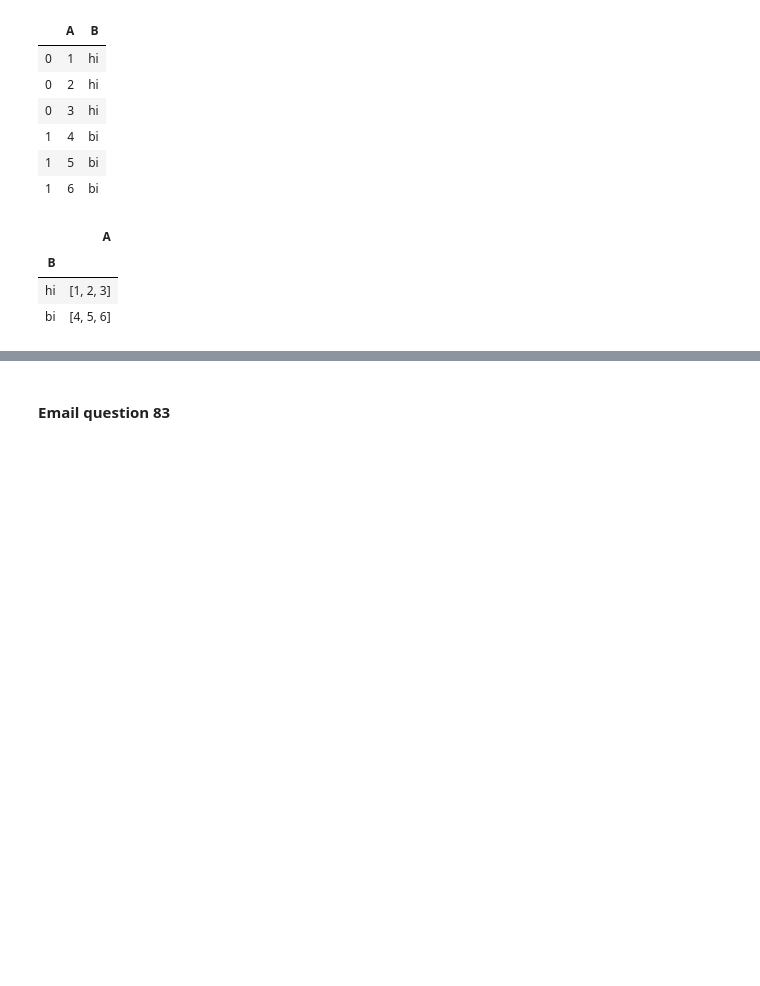
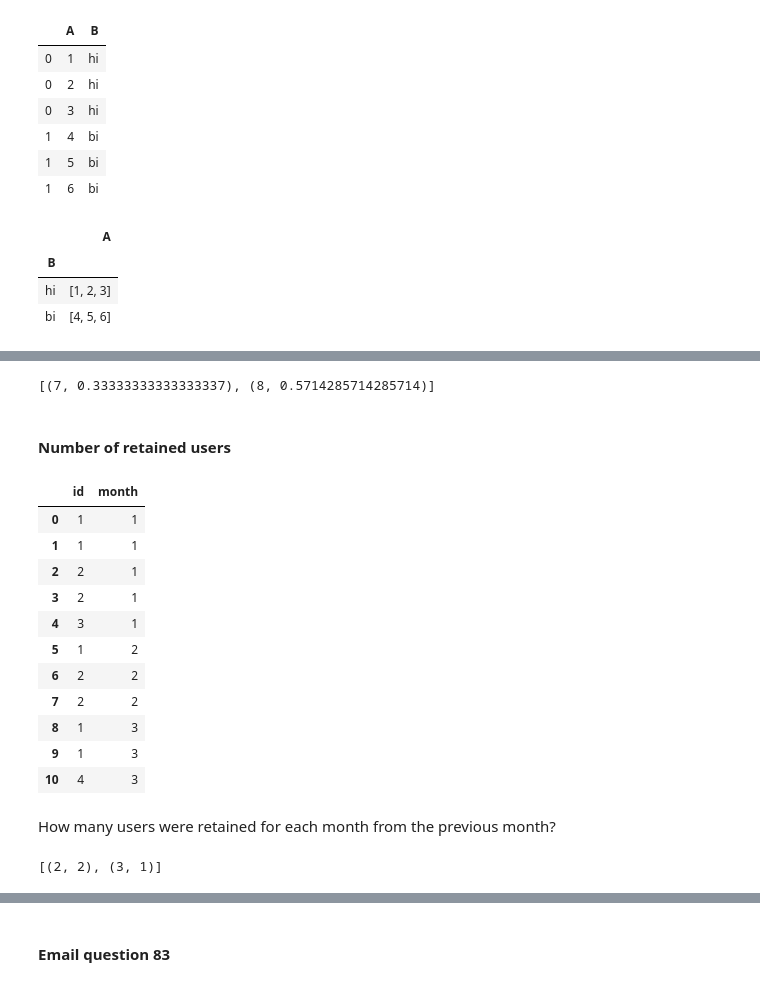
Before and after one commit to goodwin-matt/data_science_toolkit, a Jupyter notebook: DataScienceCode/General_DS/Data_manipulation_example_problems.ipynb, the cells around one changed output, grey strips where cells are left out. Cells and saved outputs as stored; diff of their text form; code cells hidden in the pictures; blank space fills up the shorter version.

```diff
--- a/DataScienceCode/General_DS/Data_manipulation_example_problems.ipynb
+++ b/DataScienceCode/General_DS/Data_manipulation_example_problems.ipynb
@@ -1053,0 +1154,47 @@ Email problems I've gone through:
+# %%
+engine.execute("""
+
+WITH grade_join_attendance AS (
+    SELECT
+        attendance.status='Present' as present_true,
+        grade.grade as grade
+    FROM attendance
+    INNER JOIN grade
+        ON attendance.id=grade.id
+)
+
+
+SELECT
+    grade,
+    1 - AVG(present_true)
+FROM grade_join_attendance
+GROUP BY grade_join_attendance.grade
+
+
+
+
+
+""").fetchall()
+# %% [output]
+[(7, 0.33333333333333337), (8, 0.5714285714285714)]
+# %% [markdown]
+#### Number of retained users
+# %%
+users = pd.DataFrame()
+users['id'] = [1,1,2,2,3,1,2,2,1,1,4]
+users['month'] = [1,1,1,1,1,2,2,2,3,3,3]
+# %%
+users
+# %% [output]
+|  | id | month |
+| 0 | 1 | 1 |
+| 1 | 1 | 1 |
+| 2 | 2 | 1 |
+| 3 | 2 | 1 |
+| 4 | 3 | 1 |
+| 5 | 1 | 2 |
+| 6 | 2 | 2 |
+| 7 | 2 | 2 |
+| 8 | 1 | 3 |
+| 9 | 1 | 3 |
+| 10 | 4 | 3 |
@@ -1053,0 +1203,16 @@ Email problems I've gone through:
+# %% [markdown]
+How many users were retained for each month from the previous month?
+# %%
+engine.execute("""
+
+SELECT
+    b.month,
+    COUNT(DISTINCT(b.id))
+FROM users a
+INNER JOIN users b
+    ON a.month=b.month-1 AND a.id=b.id
+GROUP BY b.month
+
+""").fetchall()
+# %% [output]
+[(2, 2), (3, 1)]
```
Also changed, not shown: parts of 57 cells of this notebook, 15 other files.
